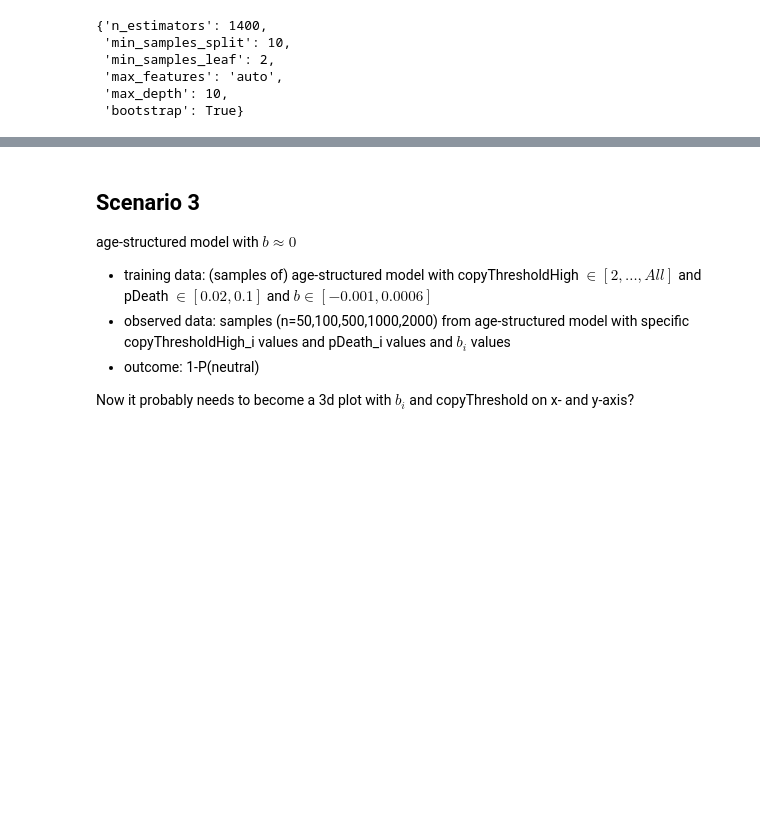
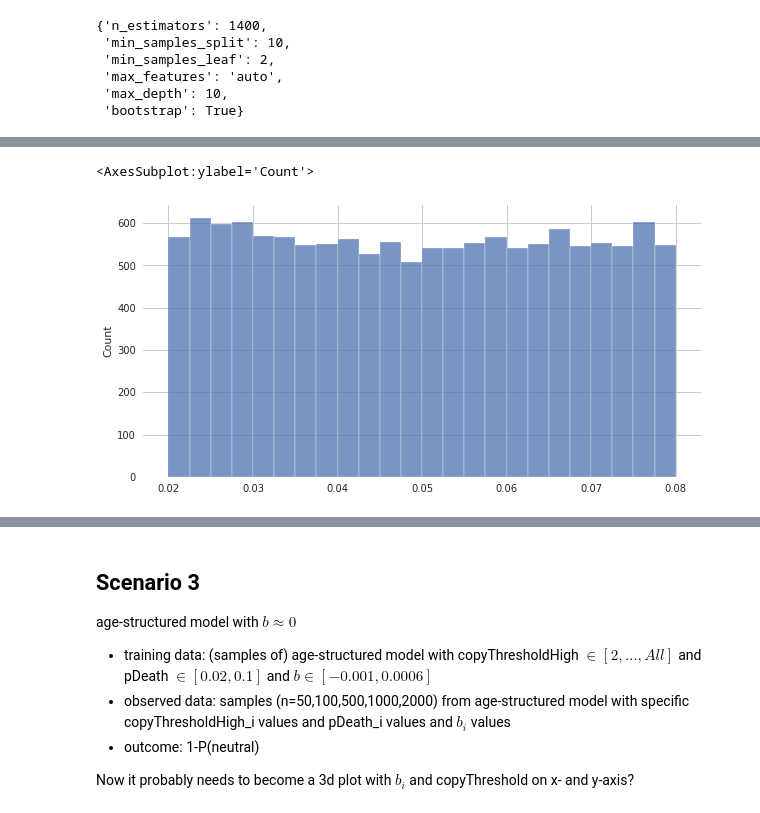
Before and after one commit to annenna4/Interplay-between-age-structure-and-cultural-transmission, a Jupyter notebook: notebooks/scenario-analysis.ipynb, the cells around one changed output, grey strips where cells are left out. Saved outputs shown, nothing was run; the diff lists cells and outputs as text; code cells hidden in the pictures; blank space fills up the shorter version.

```diff
--- a/notebooks/scenario-analysis.ipynb
+++ b/notebooks/scenario-analysis.ipynb
@@ -250,3 +275,9 @@ plt.legend()
+# %%
+fig, ax = plt.subplots(figsize=(10, 5))
+sns.histplot(theta_train[np.isclose(theta_train[:, 2], 0.04, rtol=1), 2], ax=ax)
+# %% [output]
+<AxesSubplot:ylabel='Count'>
+[figure, added]
 # %%
 import pandas as pd
 
```
Also changed, not shown: parts of 43 cells of this notebook, 4 other files.
